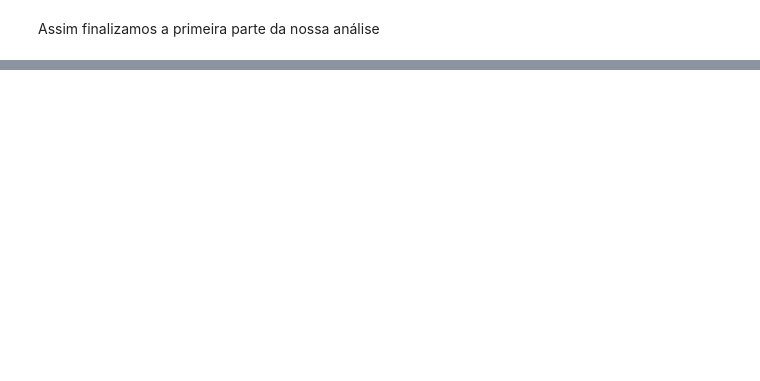
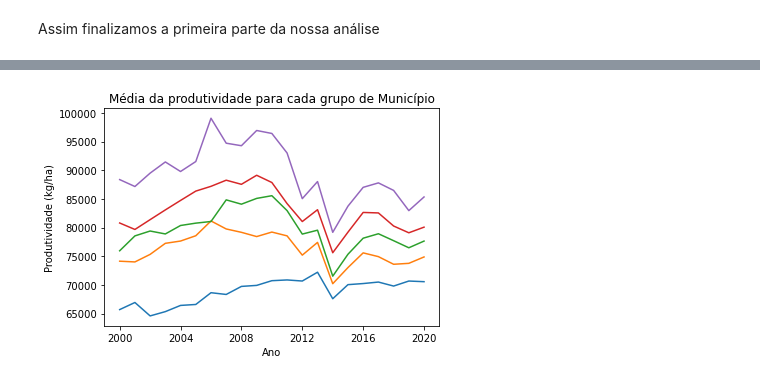
Before and after one commit to neli12/time-series-productivity-sp, a Jupyter notebook: Analisis e limpeza de dados.ipynb, the cells around one changed output, grey strips where cells are left out. Saved outputs shown, nothing was run; the diff lists cells and outputs as text; code cells hidden in the pictures; blank space fills up the shorter version.

```diff
--- a/Analisis e limpeza de dados.ipynb
+++ b/Analisis e limpeza de dados.ipynb
@@ -284,0 +434,4 @@ Assim finalizamos a primeira parte da nossa análise
+# %%
+# Calculando os quantiles
+dat_clean['quantiles'] = pd.qcut(x=dat_clean['mean'], q=5, labels=False)
+dat_clean.sort_values('quantiles')
@@ -284,0 +471,4 @@ Assim finalizamos a primeira parte da nossa análise
+# %%
+# Agrupando os quantiles
+dat_clean_grouped = dat_clean.groupby('quantiles').mean()
+dat_clean_grouped
@@ -284,0 +484,7 @@ Assim finalizamos a primeira parte da nossa análise
+# %%
+dat_clean_grouped_trans = dat_clean_grouped.T
+dat_clean_grouped_trans.reset_index(inplace = True)
+dat_clean_grouped_trans.rename(columns = {'index': 'YEAR', 0: 'q1', 1: 'q2', 2:'q3', 3:'q4', 4:'q5'}, inplace = True)
+dat_clean_grouped_trans.drop(21, inplace = True)
+dat_clean_grouped_trans['YEAR'] = pd.to_datetime(dat_clean_grouped_trans['YEAR'])
+dat_clean_grouped_trans
@@ -284,0 +509,14 @@ Assim finalizamos a primeira parte da nossa análise
+# %%
+plt.plot(dat_clean_grouped_trans['YEAR'], dat_clean_grouped_trans['q1'])
+plt.plot(dat_clean_grouped_trans['YEAR'], dat_clean_grouped_trans['q2'])
+plt.plot(dat_clean_grouped_trans['YEAR'], dat_clean_grouped_trans['q3'])
+plt.plot(dat_clean_grouped_trans['YEAR'], dat_clean_grouped_trans['q4'])
+plt.plot(dat_clean_grouped_trans['YEAR'], dat_clean_grouped_trans['q5'])
+plt.title('Média da produtividade para cada grupo de Município')
+plt.xlabel('Ano')
+plt.ylabel('Produtividade (kg/ha)')
+plt.savefig('plot_avergae_yield.png', dpi=80)
+
+plt.show()
+# %% [output]
+[figure, added]
```
Also changed, not shown: parts of 32 cells of this notebook.
